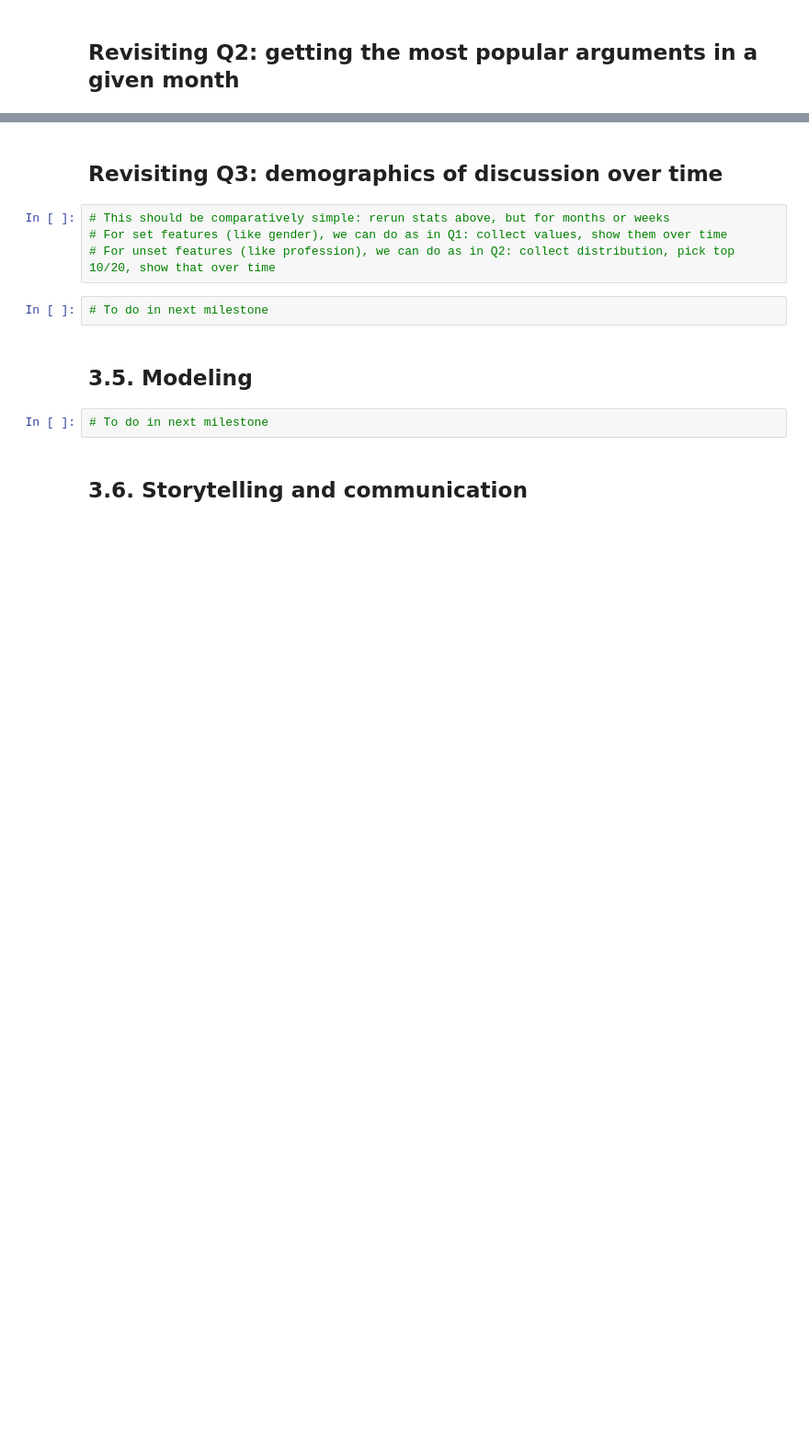
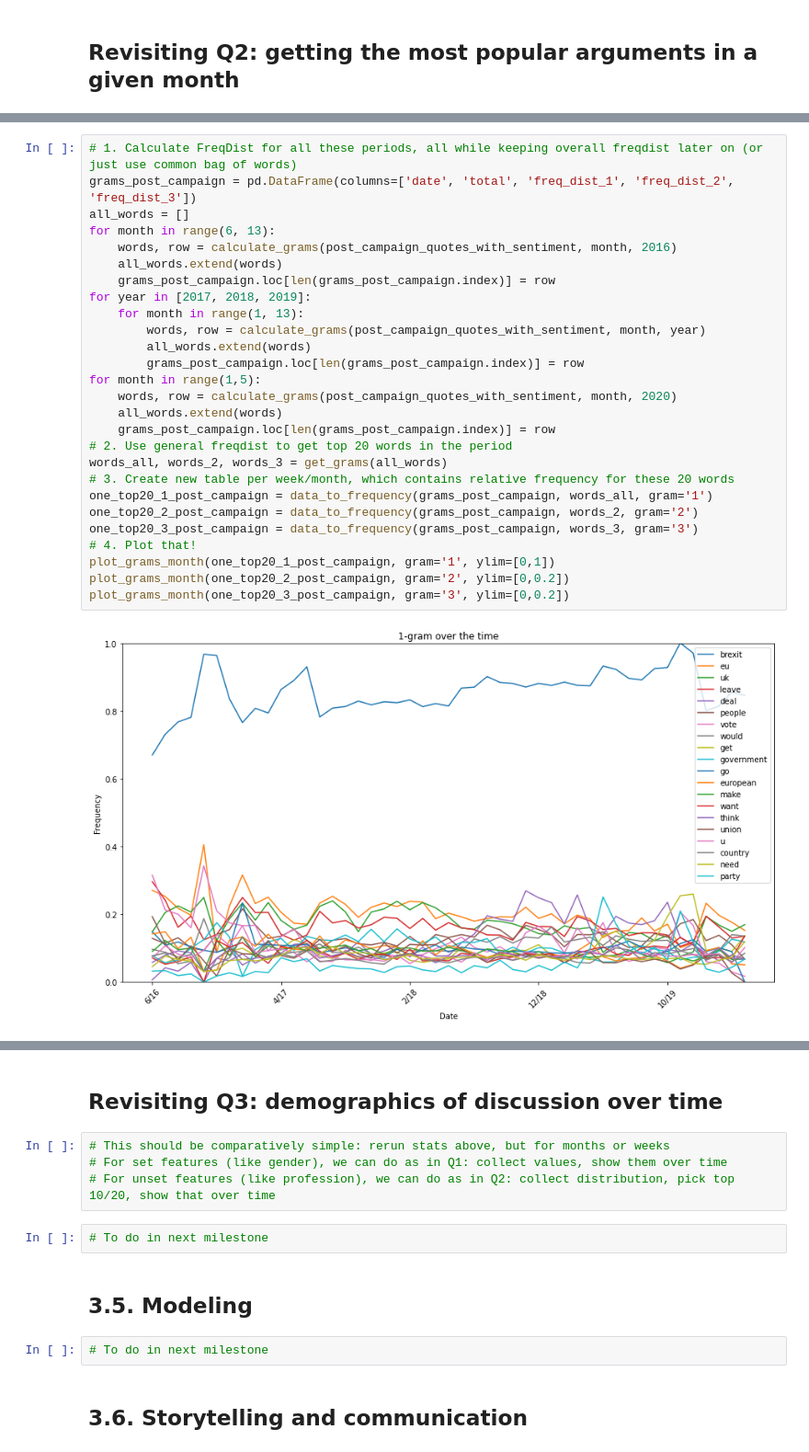
Before and after one commit to epfl-ada/ada-2021-project-kava, a Jupyter notebook: milestone2_template.ipynb, the cells around one changed output, grey strips where cells are left out. Shown at 92% size. Cells and saved outputs as stored; diff of their text form; blank space fills up the shorter version.

```diff
--- a/milestone2_template.ipynb
+++ b/milestone2_template.ipynb
@@ -2392,0 +2450,29 @@ plot_grams_month(one_top20_pre_campaign, gram='1')
+# %%
+# 1. Calculate FreqDist for all these periods, all while keeping overall freqdist later on (or just use common bag of words)
+grams_post_campaign = pd.DataFrame(columns=['date', 'total', 'freq_dist_1', 'freq_dist_2', 'freq_dist_3'])
+all_words = []
+for month in range(6, 13):
+    words, row = calculate_grams(post_campaign_quotes_with_sentiment, month, 2016)
+    all_words.extend(words)
+    grams_post_campaign.loc[len(grams_post_campaign.index)] = row
+for year in [2017, 2018, 2019]:
+    for month in range(1, 13):
+        words, row = calculate_grams(post_campaign_quotes_with_sentiment, month, year)
+        all_words.extend(words)
+        grams_post_campaign.loc[len(grams_post_campaign.index)] = row
+for month in range(1,5):
+    words, row = calculate_grams(post_campaign_quotes_with_sentiment, month, 2020)
+    all_words.extend(words)
+    grams_post_campaign.loc[len(grams_post_campaign.index)] = row
+# 2. Use general freqdist to get top 20 words in the period
+words_all, words_2, words_3 = get_grams(all_words)
+# 3. Create new table per week/month, which contains relative frequency for these 20 words
+one_top20_1_post_campaign = data_to_frequency(grams_post_campaign, words_all, gram='1')
+one_top20_2_post_campaign = data_to_frequency(grams_post_campaign, words_2, gram='2')
+one_top20_3_post_campaign = data_to_frequency(grams_post_campaign, words_3, gram='3')
+# 4. Plot that!
+plot_grams_month(one_top20_1_post_campaign, gram='1', ylim=[0,1])
+plot_grams_month(one_top20_2_post_campaign, gram='2', ylim=[0,0.2])
+plot_grams_month(one_top20_3_post_campaign, gram='3', ylim=[0,0.2])
+# %% [output]
+[figure, added]
```
Also changed, not shown: parts of 10 cells of this notebook.
